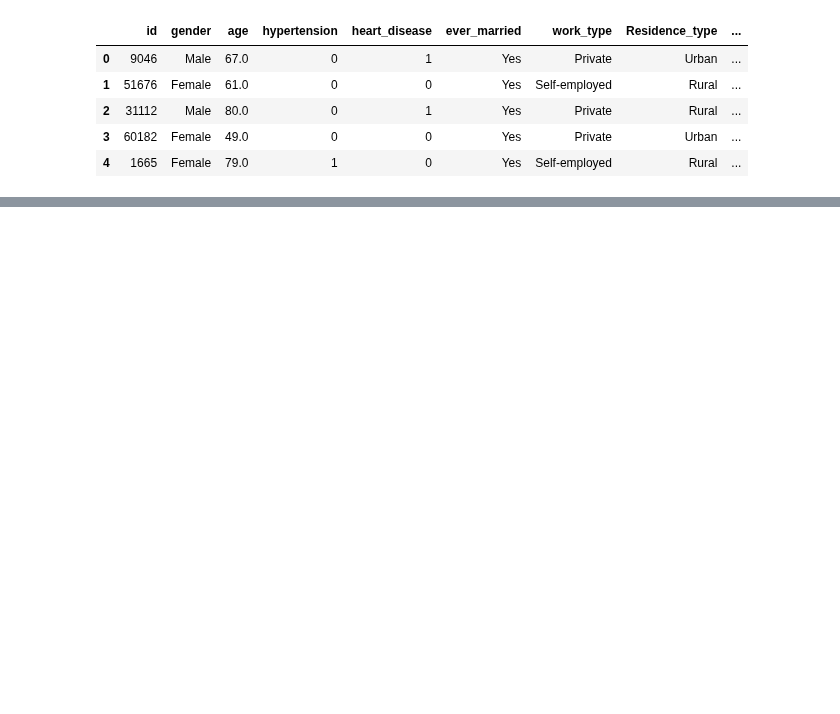
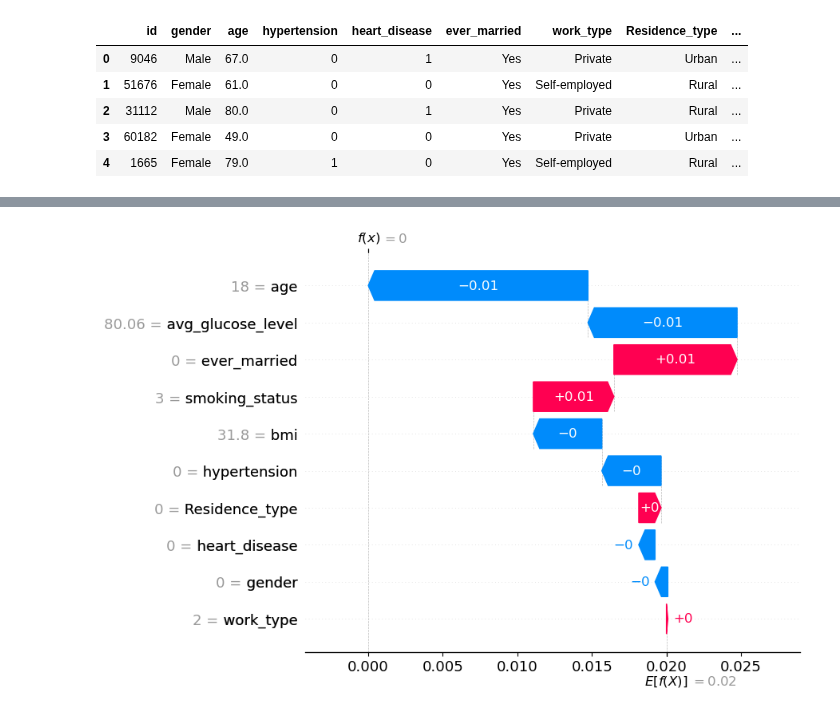
Before and after one commit to Daniel-FD/Data-Science, a Jupyter notebook: Tutoring/Matthew/model.ipynb, the cells around one changed output, grey strips where cells are left out. Cells and saved outputs as stored; diff of their text form; code cells hidden in the pictures; blank space fills up the shorter version.

```diff
--- a/Tutoring/Matthew/model.ipynb
+++ b/Tutoring/Matthew/model.ipynb
@@ -94,4 +99,5 @@ import shap
 # %%
+import shap
 if MODEL_TYPE == "xgb":
     try:
         explainer = shap.TreeExplainer(model)
@@ -99,10 +105,9 @@ if MODEL_TYPE == "xgb":
     except Exception as e:
         print("ERROR!")
         print(e)
-        X100 = shap.utils.sample(X, 100)
-        explainer = shap.Explainer(model.predict, X100)
+        explainer = shap.Explainer(model.predict, X)
         shap_values = explainer(X)
 elif MODEL_TYPE == "logistic":
-    explainer = shap.Explainer(model, X_train, feature_names=X.columns.to_list())
-    shap_values = explainer(X_test)
+    explainer = shap.Explainer(model.predict, X)
+    shap_values = explainer(X)
 # %% [output]
@@ -128,3 +137,7 @@ shap.plots.force(shap_values[pos], matplotlib=True)
+# %%
+shap.plots.waterfall(shap_values[pos], max_display=14)
+# %% [output]
+[figure, added]
 # %%
 idx = 4211
 pos = y_train.index.get_loc(idx)
```
Also changed, not shown: parts of 9 cells of this notebook.
